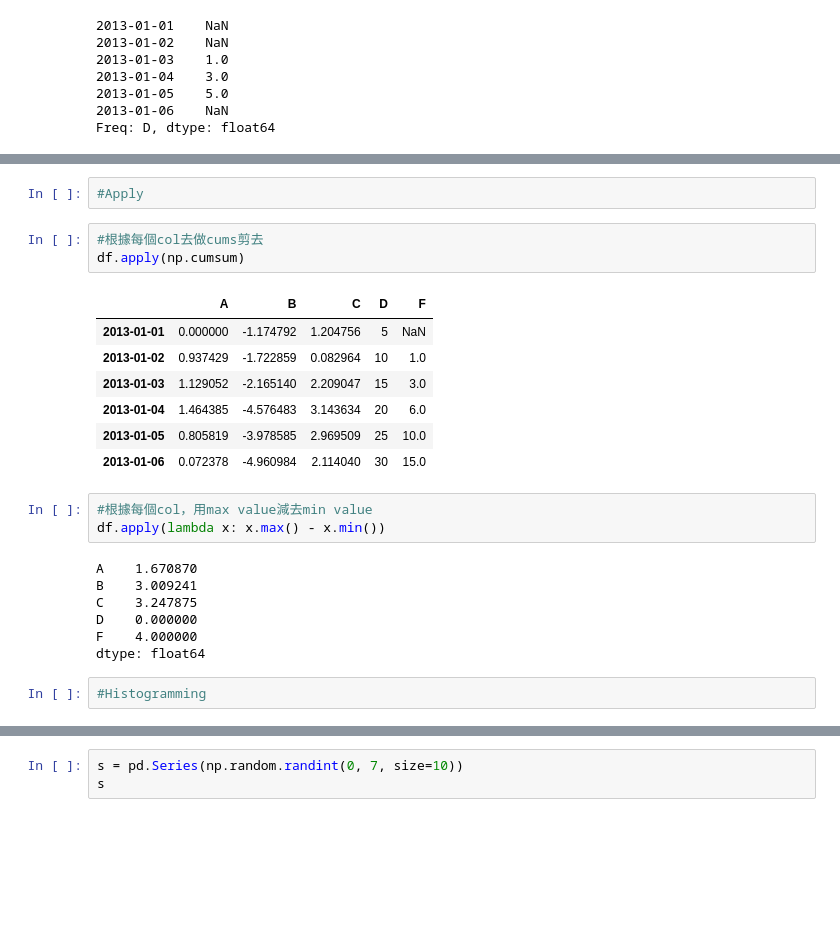
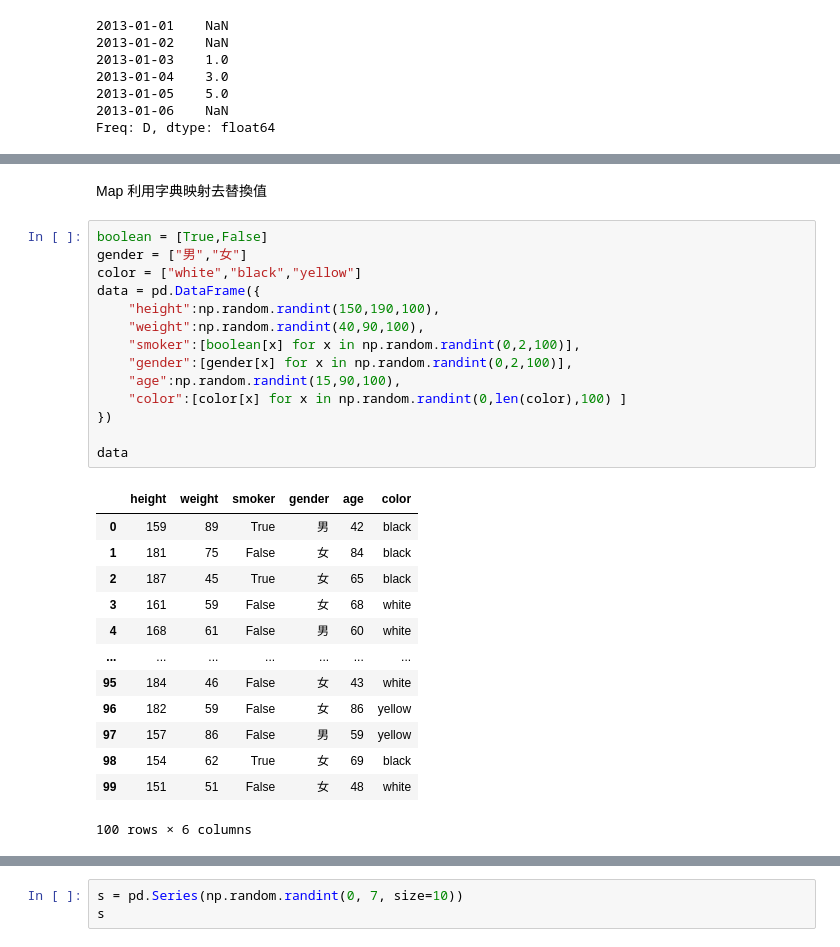
Before and after one commit to access977987/Basic-Python, a Jupyter notebook: Pandas.ipynb, the cells around one changed output, grey strips where cells are left out. Drawn from its saved outputs; the diff is of its cells as text; blank space fills up the shorter version.

```diff
--- a/Pandas.ipynb
+++ b/Pandas.ipynb
@@ -322,26 +336,32 @@ df.sub(s, axis=0)
 | 2013-01-06 | NaN | NaN | NaN | NaN | NaN |
-# %%
-#Apply
-# %%
-#根據每個col去做cums剪去
-df.apply(np.cumsum)
-# %% [output]
-|  | A | B | C | D | F |
-| 2013-01-01 | 0.000000 | -1.174792 | 1.204756 | 5 | NaN |
-| 2013-01-02 | 0.937429 | -1.722859 | 0.082964 | 10 | 1.0 |
-| 2013-01-03 | 1.129052 | -2.165140 | 2.209047 | 15 | 3.0 |
-| 2013-01-04 | 1.464385 | -4.576483 | 3.143634 | 20 | 6.0 |
-| 2013-01-05 | 0.805819 | -3.978585 | 2.969509 | 25 | 10.0 |
-| 2013-01-06 | 0.072378 | -4.960984 | 2.114040 | 30 | 15.0 |
-# %%
-#根據每個col，用max value減去min value
-df.apply(lambda x: x.max() - x.min())
-# %% [output]
-A    1.670870
-B    3.009241
-C    3.247875
-D    0.000000
-F    4.000000
-dtype: float64
-# %%
-#Histogramming
+# %% [markdown]
+Map
+利用字典映射去替換值
+# %%
+boolean = [True,False]
+gender = ["男","女"]
+color = ["white","black","yellow"]
+data = pd.DataFrame({
+    "height":np.random.randint(150,190,100),
+    "weight":np.random.randint(40,90,100),
+    "smoker":[boolean[x] for x in np.random.randint(0,2,100)],
+    "gender":[gender[x] for x in np.random.randint(0,2,100)],
+    "age":np.random.randint(15,90,100),
+    "color":[color[x] for x in np.random.randint(0,len(color),100) ]
+})
+
+data
+# %% [output]
+|  | height | weight | smoker | gender | age | color |
+| 0 | 159 | 89 | True | 男 | 42 | black |
+| 1 | 181 | 75 | False | 女 | 84 | black |
+| 2 | 187 | 45 | True | 女 | 65 | black |
+| 3 | 161 | 59 | False | 女 | 68 | white |
+| 4 | 168 | 61 | False | 男 | 60 | white |
+| ... | ... | ... | ... | ... | ... | ... |
+| 95 | 184 | 46 | False | 女 | 43 | white |
+| 96 | 182 | 59 | False | 女 | 86 | yellow |
+| 97 | 157 | 86 | False | 男 | 59 | yellow |
+| 98 | 154 | 62 | True | 女 | 69 | black |
+| 99 | 151 | 51 | False | 女 | 48 | white |
+100 rows × 6 columns
```
Also changed, not shown: parts of 99 cells of this notebook.
